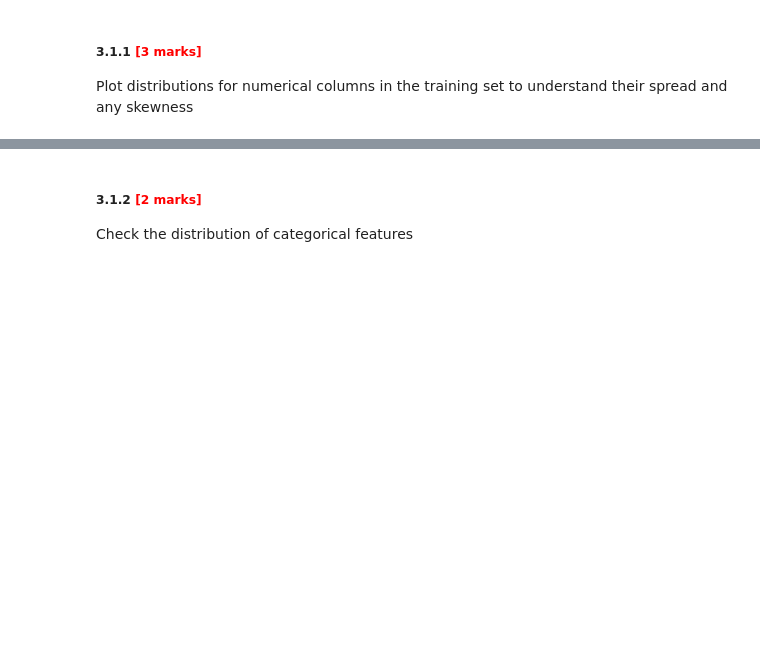
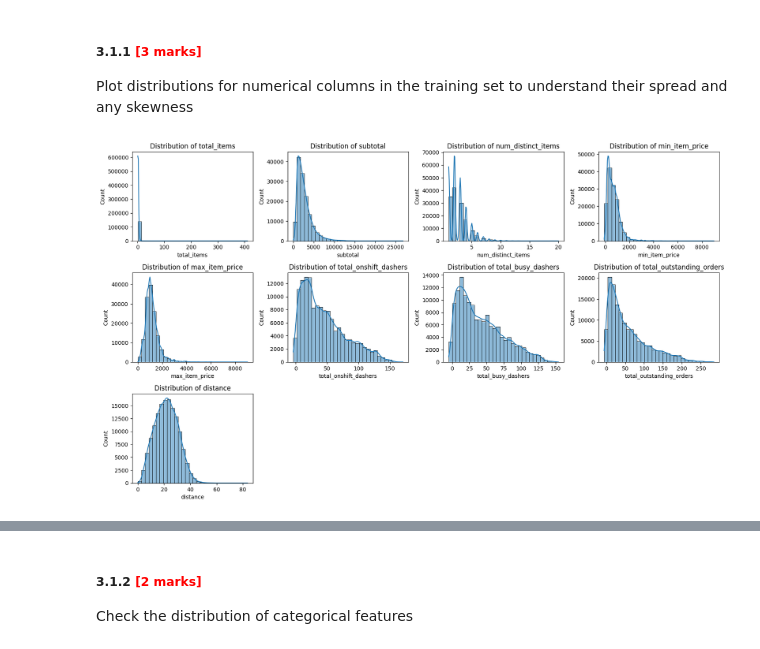
Before and after one commit to princepushparaj/LR_Delivery_Time_Prediction, a Jupyter notebook: LR_Delivery_Time_Estimation_Starter.ipynb, the cells around one changed output, grey strips where cells are left out. Drawn from its saved outputs; the diff is of its cells as text; code cells hidden in the pictures; blank space fills up the shorter version.

```diff
--- a/LR_Delivery_Time_Estimation_Starter.ipynb
+++ b/LR_Delivery_Time_Estimation_Starter.ipynb
@@ -177,18 +230,17 @@ print(f"Validation set: {X_val.shape}")
 ##### **3.1.1** <font color = red>[3 marks]</font> <br>
 Plot distributions for numerical columns in the training set to understand their spread and any skewness
 # %%
-# Plot distributions for all numerical columns
-# Select numeric features from training data
-numeric_features = X_train.select_dtypes(include=['int64', 'float64']).columns
-
-# Plot distributions
 import matplotlib.pyplot as plt
 import seaborn as sns
+
+numeric_features = X_train.select_dtypes(include=['int64', 'float64']).columns
 
 plt.figure(figsize=(16, 12))
 for i, col in enumerate(numeric_features):
     plt.subplot(4, 4, i + 1)
     sns.histplot(X_train[col], bins=30, kde=True)
-    plt.title(col)
+    plt.title(f'Distribution of {col}')
 plt.tight_layout()
 plt.show()
+# %% [output]
+[figure, added]
```
Also changed, not shown: parts of 37 cells of this notebook.
